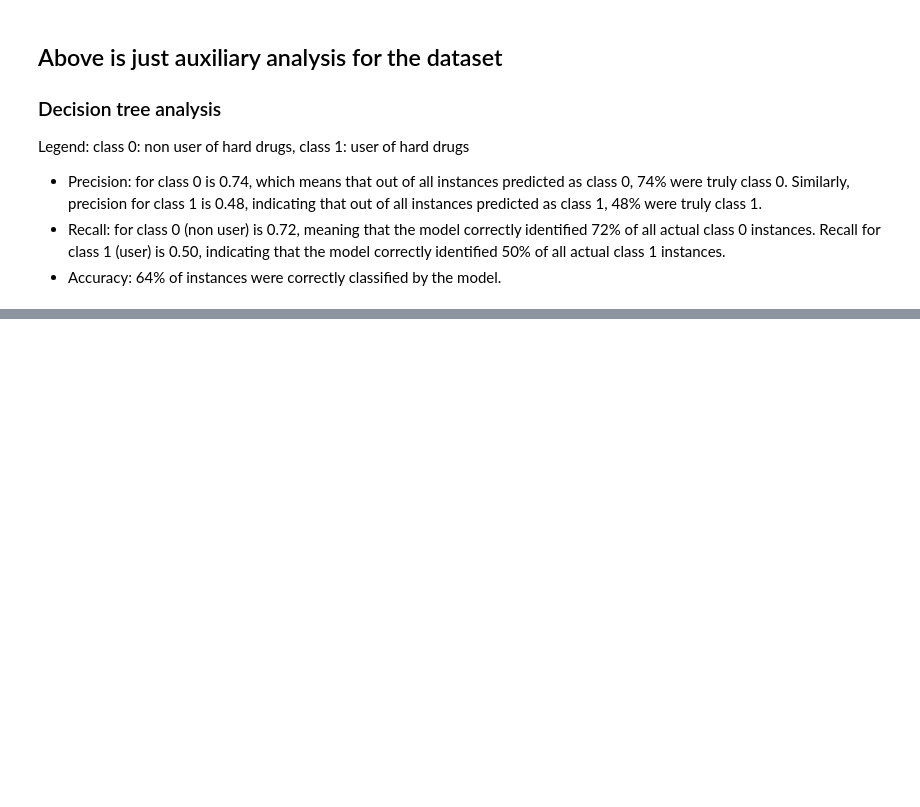
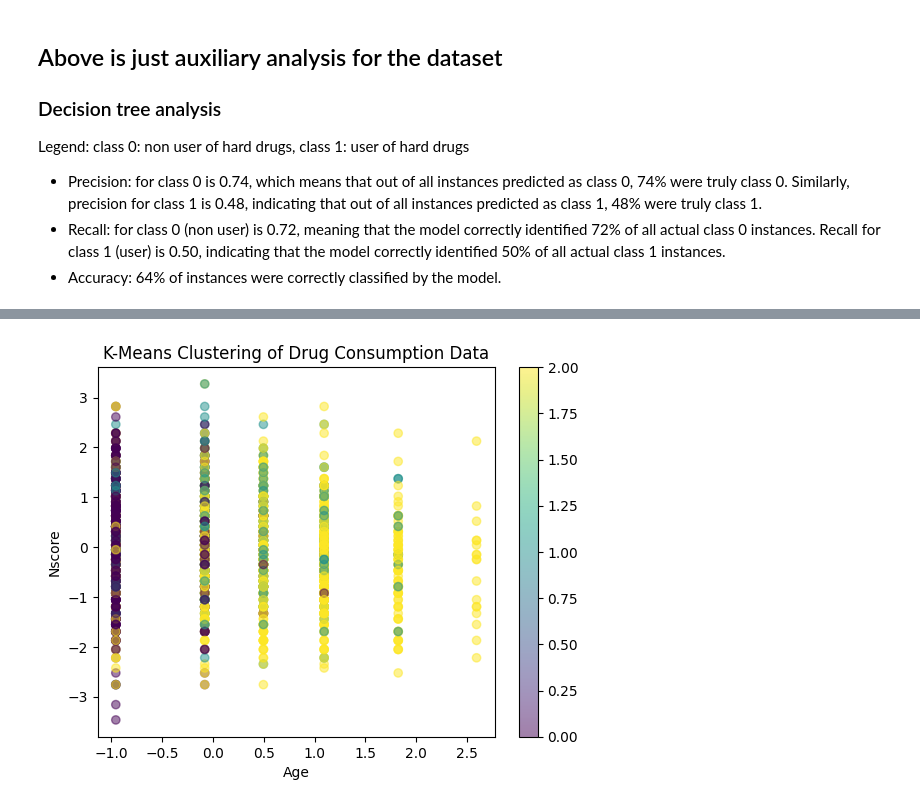
Before and after one commit to Brennan-Chan/Algorithms_GP_DrugCons, a Jupyter notebook: GProj/T-prod.ipynb, the cells around one changed output, grey strips where cells are left out. Drawn from its saved outputs; the diff is of its cells as text; code cells hidden in the pictures; blank space fills up the shorter version.

```diff
--- a/GProj/T-prod.ipynb
+++ b/GProj/T-prod.ipynb
@@ -324,0 +381,23 @@ weighted avg       0.71      0.71      0.71       377
+# %%
+# Choose the optimal number of clusters (e.g., k=3 from elbow method)
+k = 3
+
+# Perform k-means clustering
+kmeans = KMeans(n_clusters=k, random_state=42)
+kmeans.fit(scaled_data)
+
+# Get cluster labels
+cluster_labels = kmeans.labels_
+
+# Add cluster labels to the original dataset
+data['Cluster'] = cluster_labels
+# %%
+# Visualization (for 2D data)
+plt.scatter(data['Age'], data['Nscore'], c=data['Cluster'], cmap='viridis', alpha=0.5)
+plt.title('K-Means Clustering of Drug Consumption Data')
+plt.xlabel('Age')
+plt.ylabel('Nscore')
+plt.colorbar()
+plt.show()
+# %% [output]
+[figure, added]
```
Also changed, not shown: parts of 12 cells of this notebook.
